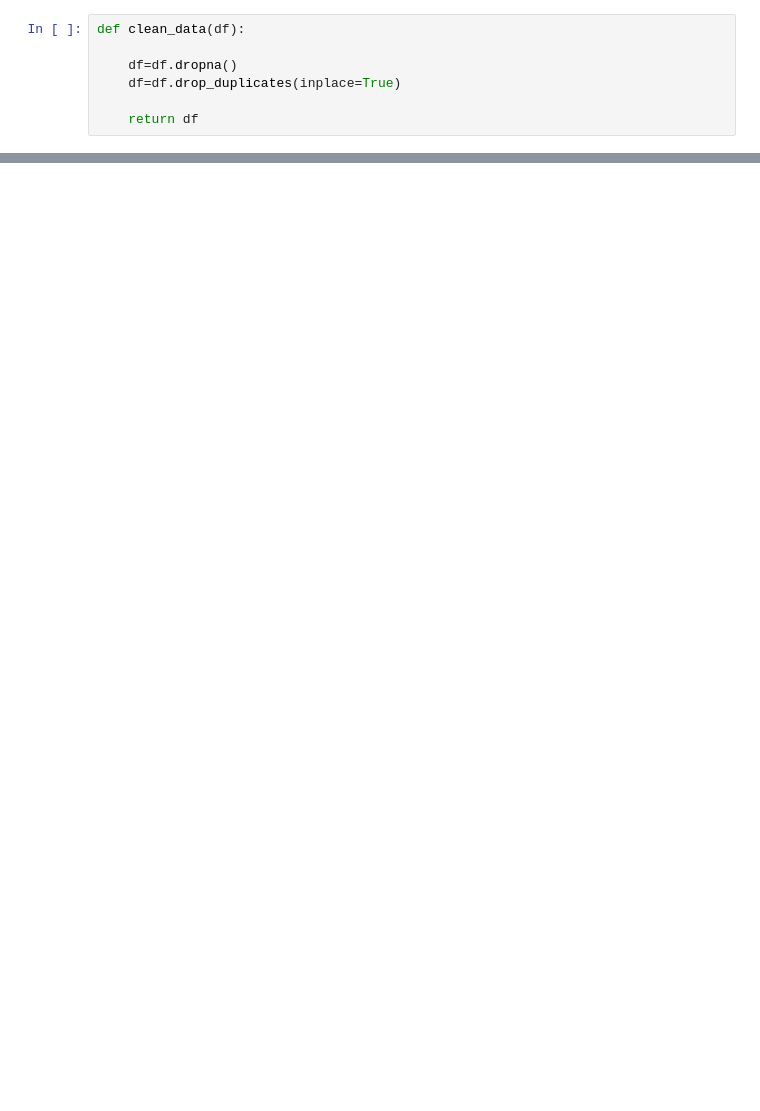
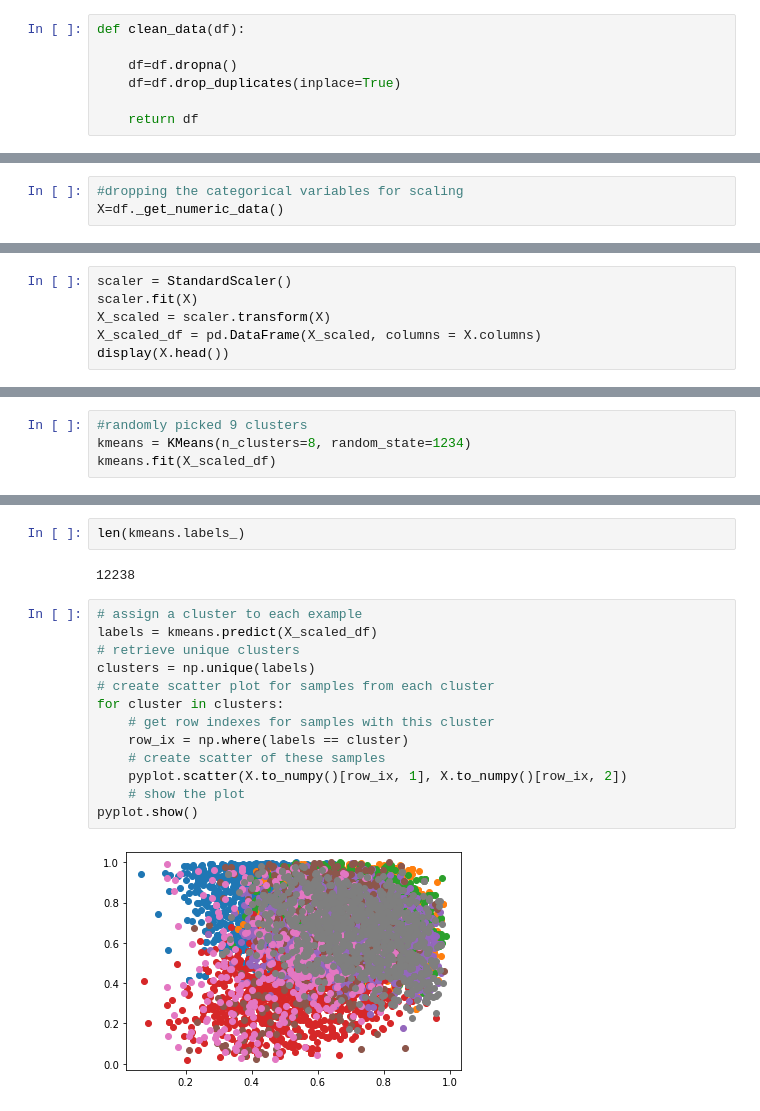
Before and after one commit to shushak/Song-Recommender-Project, a Jupyter notebook: Spotify concatenation.ipynb, the cells around one changed output, grey strips where cells are left out. Saved outputs shown, nothing was run; the diff lists cells and outputs as text; blank space fills up the shorter version.

```diff
--- a/Spotify concatenation.ipynb
+++ b/Spotify concatenation.ipynb
@@ -55,0 +91,3 @@ df
+# %%
+#dropping the categorical variables for scaling
+X=df._get_numeric_data()
@@ -55,0 +110,6 @@ df
+# %%
+scaler = StandardScaler()
+scaler.fit(X)
+X_scaled = scaler.transform(X)
+X_scaled_df = pd.DataFrame(X_scaled, columns = X.columns)
+display(X.head())
@@ -55,0 +135,4 @@ df
+# %%
+#randomly picked 9 clusters
+kmeans = KMeans(n_clusters=8, random_state=1234)
+kmeans.fit(X_scaled_df)
@@ -55,0 +157,19 @@ df
+# %%
+len(kmeans.labels_)
+# %% [output]
+12238
+# %%
+# assign a cluster to each example
+labels = kmeans.predict(X_scaled_df)
+# retrieve unique clusters
+clusters = np.unique(labels)
+# create scatter plot for samples from each cluster
+for cluster in clusters:
+    # get row indexes for samples with this cluster
+    row_ix = np.where(labels == cluster)
+    # create scatter of these samples
+    pyplot.scatter(X.to_numpy()[row_ix, 1], X.to_numpy()[row_ix, 2])
+    # show the plot
+pyplot.show()
+# %% [output]
+[figure, added]
```
Also changed, not shown: parts of 24 cells of this notebook, 6 other files.
